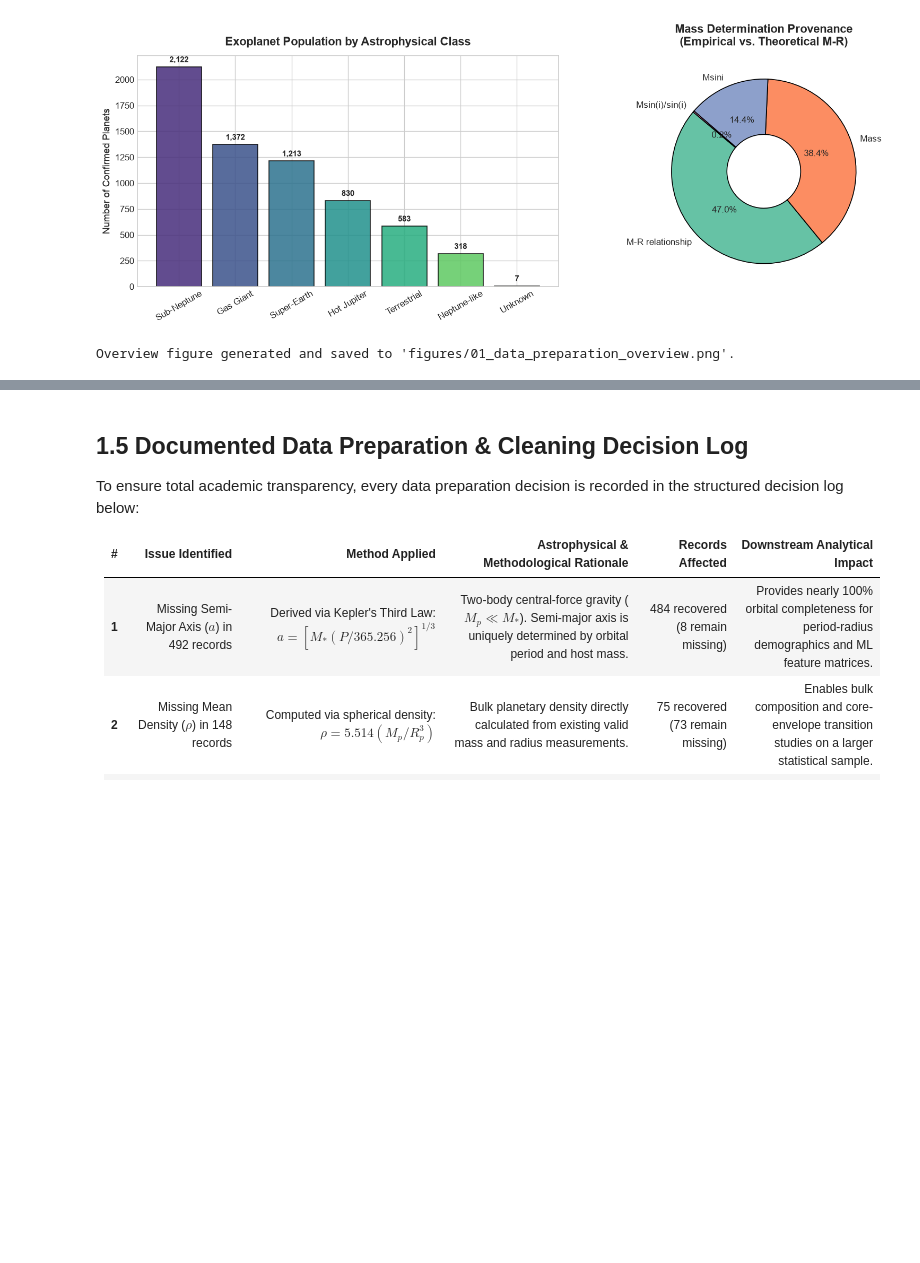
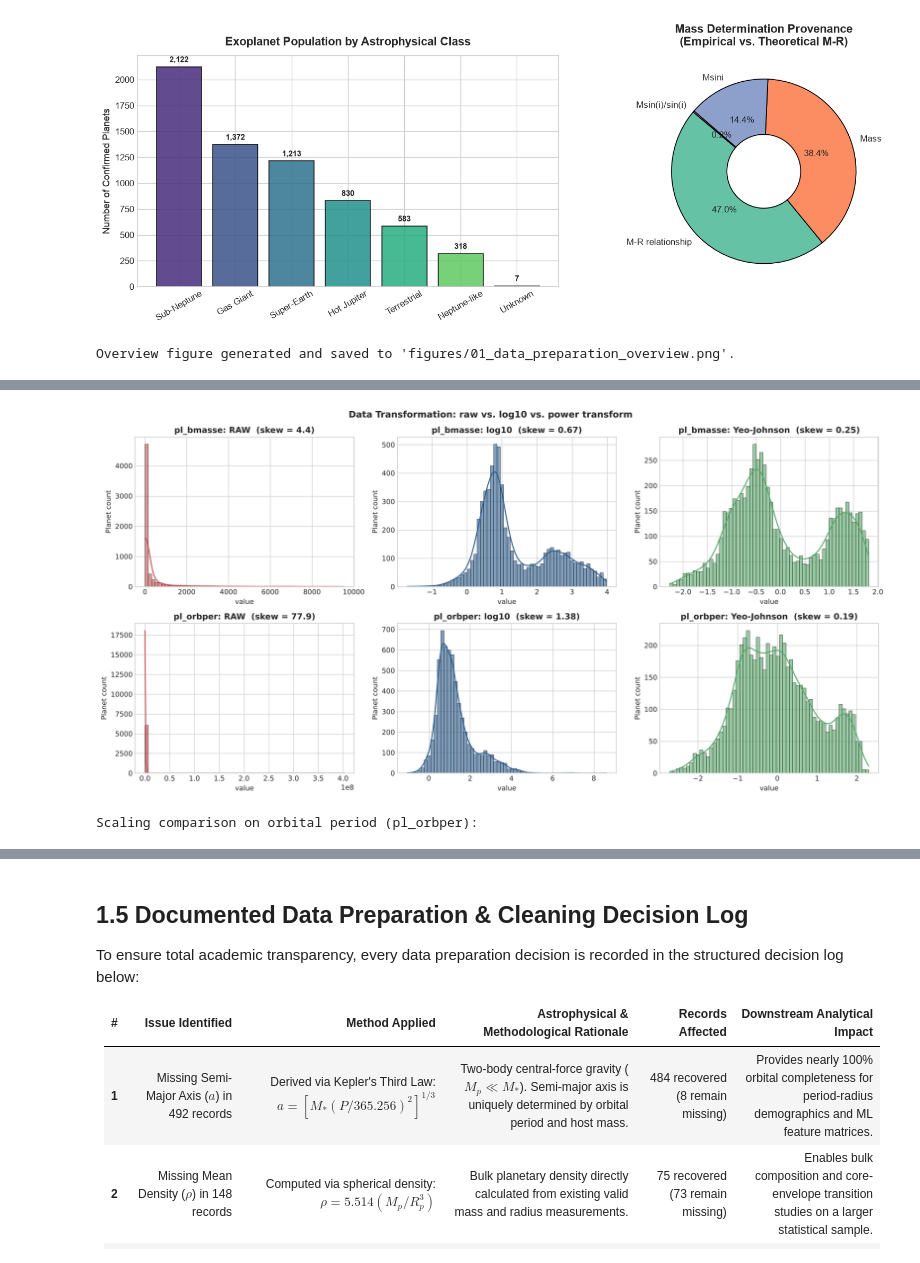
Before and after one commit to mmanalim/exoplanet-analysis, a Jupyter notebook: 01_data_preparation.ipynb, the cells around one changed output, grey strips where cells are left out. Drawn from its saved outputs; the diff is of its cells as text; code cells hidden in the pictures; blank space fills up the shorter version.

Commit message:
Add missing-data mechanism tests, imputation comparison and transformation diagnostics

```diff
--- a/01_data_preparation.ipynb
+++ b/01_data_preparation.ipynb
@@ -233,0 +479,78 @@ Overview figure generated and saved to 'figures/01_data_preparation_overview.png
+# %%
+# ======================================================================
+# Data Transformation
+# ======================================================================
+from scipy import stats
+from sklearn.preprocessing import PowerTransformer, QuantileTransformer, MinMaxScaler, StandardScaler, RobustScaler
+
+skew_cols = ['pl_bmasse', 'pl_orbper', 'pl_insol', 'pl_dens', 'sy_dist']
+
+# --- (a) skewness / kurtosis of every candidate transformation ------------
+rows = []
+for c in skew_cols:
+    s = df[c].dropna()
+    s = s[s > 0]
+    cand = {
+        'Raw':              s,
+        'sqrt':             np.sqrt(s),
+        'log10':            np.log10(s),
+        'Yeo-Johnson':      pd.Series(PowerTransformer(method='yeo-johnson').fit_transform(s.to_frame()).ravel(), index=s.index),
+        'Quantile->Normal': pd.Series(QuantileTransformer(output_distribution='normal', n_quantiles=1000, random_state=42)
+                                      .fit_transform(s.to_frame()).ravel(), index=s.index),
+    }
+    for name, v in cand.items():
+        rows.append({'Feature': c, 'Transform': name, 'Skewness': stats.skew(v), 'Excess kurtosis': stats.kurtosis(v)})
+
+shape_tbl = pd.DataFrame(rows)
+print("Skewness of each feature under each transformation (|skew| < 0.5 ~ approx. symmetric):")
+display(shape_tbl.pivot(index='Feature', columns='Transform', values='Skewness')
+        [['Raw', 'sqrt', 'log10', 'Yeo-Johnson', 'Quantile->Normal']].round(2))
+print("Excess kurtosis (0 = normal-like tails):")
+display(shape_tbl.pivot(index='Feature', columns='Transform', values='Excess kurtosis')
+        [['Raw', 'sqrt', 'log10', 'Yeo-Johnson', 'Quantile->Normal']].round(2))
+
+# --- (b) Shapiro-Wilk normality test, raw vs log10 ------
+# Shapiro-Wilk is only reliable up to ~5000 points -> random sample of 2000 (seed 42)
+sw_rows = []
+for c in skew_cols:
+    s = df[c].dropna()
+    s = s[s > 0].sample(n=2000, random_state=42)
+    for name, v in [('Raw', s), ('log10', np.log10(s))]:
+        W, p = stats.shapiro(v)
+        sw_rows.append({'Feature': c, 'Version': name, 'W statistic': round(W, 4), 'p-value': p,
+                        'Normality (alpha=0.05)': 'rejected' if p < 0.05 else 'not rejected'})
+print("\nShapiro-Wilk test (H0: data are normally distributed), n = 2000 random sample:")
+display(pd.DataFrame(sw_rows))
+
+# --- (c) before / after histograms with KDE -------------------
+fig, axes = plt.subplots(2, 3, figsize=(16, 8))
+for r, c in enumerate(['pl_bmasse', 'pl_orbper']):
+    s = df[c].dropna(); s = s[s > 0]
+    sns.histplot(s, bins=60, kde=True, ax=axes[r, 0], color='#c44e52', edgecolor='black', alpha=0.6)
+    axes[r, 0].set_title(f'{c}: RAW  (skew = {stats.skew(s):.1f})', fontweight='bold')
+    sns.histplot(np.log10(s), bins=60, kde=True, ax=axes[r, 1], color='#2b5c8f', edgecolor='black', alpha=0.6)
+    axes[r, 1].set_title(f'{c}: log10  (skew = {stats.skew(np.log10(s)):.2f})', fontweight='bold')
+    yj = PowerTransformer(method='yeo-johnson').fit_transform(s.to_frame()).ravel()
+    sns.histplot(yj, bins=60, kde=True, ax=axes[r, 2], color='#55a868', edgecolor='black', alpha=0.6)
+    axes[r, 2].set_title(f'{c}: Yeo-Johnson  (skew = {stats.skew(yj):.2f})', fontweight='bold')
+    for ax in axes[r]:
+        ax.set_ylabel('Planet count'); ax.set_xlabel('value')
+plt.suptitle('Data Transformation: raw vs. log10 vs. power transform', fontsize=13, fontweight='bold')
+plt.tight_layout()
+plt.savefig('figures/10_transformation_comparison.png', dpi=300, bbox_inches='tight')
+plt.show()
+
+# --- (d) scaling: Min-Max vs Standardization vs Robust ---
+col = df['pl_orbper'].dropna()
+col = col[col > 0].to_frame()
+scaled = {
+    'Original':                col['pl_orbper'],
+    'Min-Max  [0,1]':          pd.Series(MinMaxScaler().fit_transform(col).ravel()),
+    'Standardization (z)':     pd.Series(StandardScaler().fit_transform(col).ravel()),
+    'Robust (median / IQR)':   pd.Series(RobustScaler().fit_transform(col).ravel()),
+}
+scale_summary = pd.DataFrame({k: {'mean': v.mean(), 'std': v.std(), 'min': v.min(), 'median': v.median(),
+                                  'max': v.max(), 'IQR': v.quantile(.75) - v.quantile(.25)} for k, v in scaled.items()}).T
+print("\nScaling comparison on orbital period (pl_orbper):")
+display(scale_summary.astype(float).apply(lambda col: col.map(lambda v: f'{v:.3g}')))
+# %% [output]
@@ -233,0 +585,2 @@ Overview figure generated and saved to 'figures/01_data_preparation_overview.png
+[figure, added]
+Scaling comparison on orbital period (pl_orbper):
```
Also changed, not shown: parts of 16 cells of this notebook, 4 other files.
